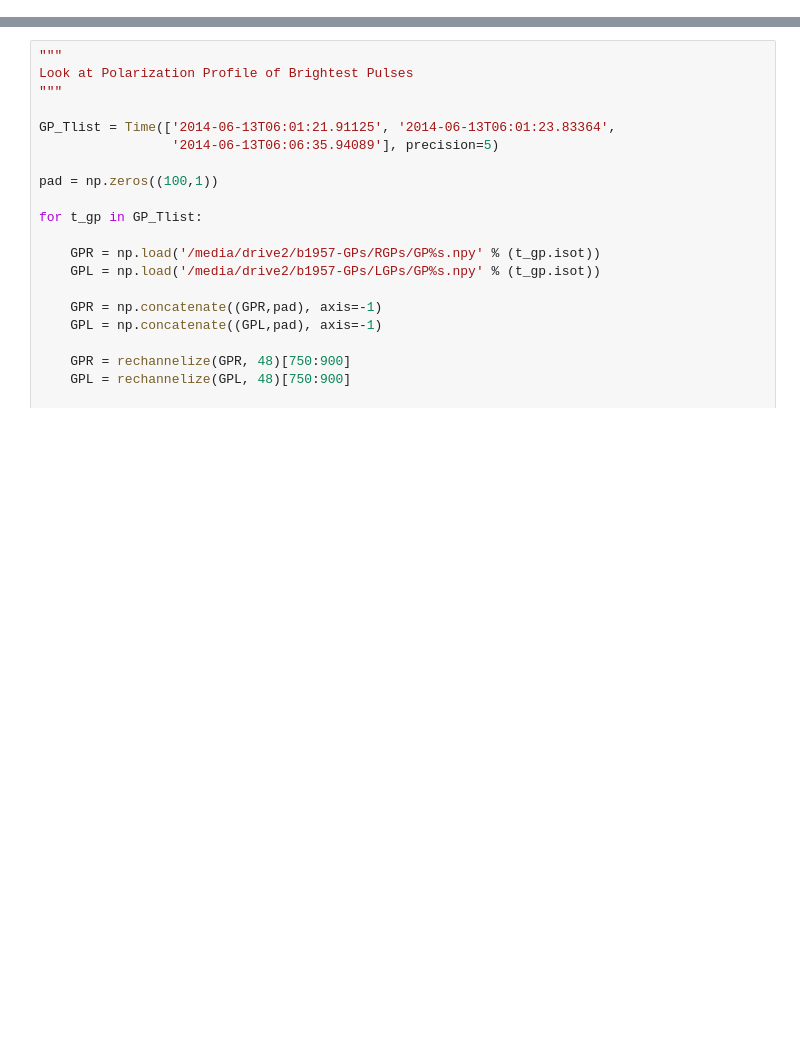
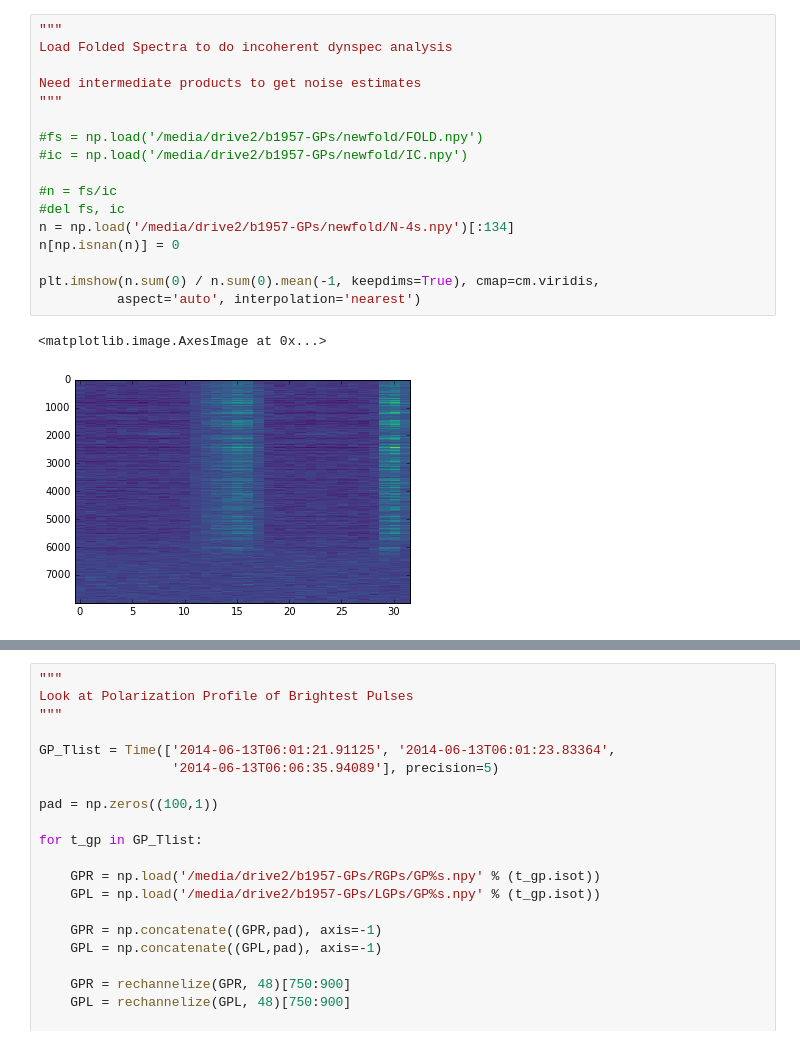
Before and after one commit to ramain/scint_analysis, a Jupyter notebook: b1957_GPs/B1957coherent.ipynb, the cells around one changed output, grey strips where cells are left out. Drawn from its saved outputs; the diff is of its cells as text; blank space fills up the shorter version.

```diff
--- a/b1957_GPs/B1957coherent.ipynb
+++ b/b1957_GPs/B1957coherent.ipynb
@@ -385,0 +384,20 @@ NameError: name 'MPtypical' is not defined
+# %%
+"""
+Load Folded Spectra to do incoherent dynspec analysis
+
+Need intermediate products to get noise estimates
+"""
+
+#fs = np.load('/media/drive2/b1957-GPs/newfold/FOLD.npy')
+#ic = np.load('/media/drive2/b1957-GPs/newfold/IC.npy')
+
+#n = fs/ic
+#del fs, ic
+n = np.load('/media/drive2/b1957-GPs/newfold/N-4s.npy')[:134]
+n[np.isnan(n)] = 0
+
+plt.imshow(n.sum(0) / n.sum(0).mean(-1, keepdims=True), cmap=cm.viridis,
+          aspect='auto', interpolation='nearest')
+# %% [output]
+<matplotlib.image.AxesImage at 0x...>
+[figure, added]
```
Also changed, not shown: parts of 56 cells of this notebook, 3 other files.
